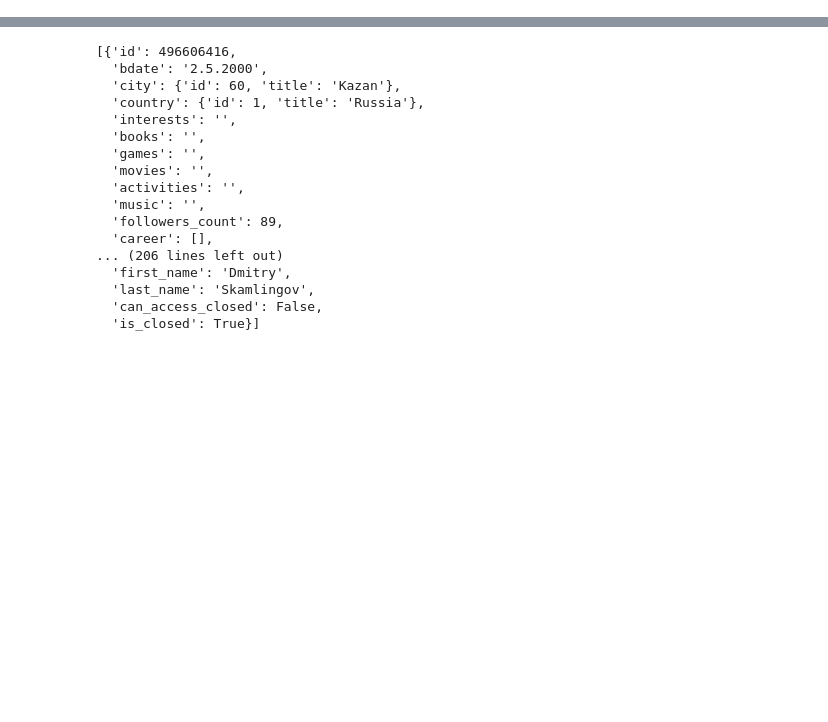
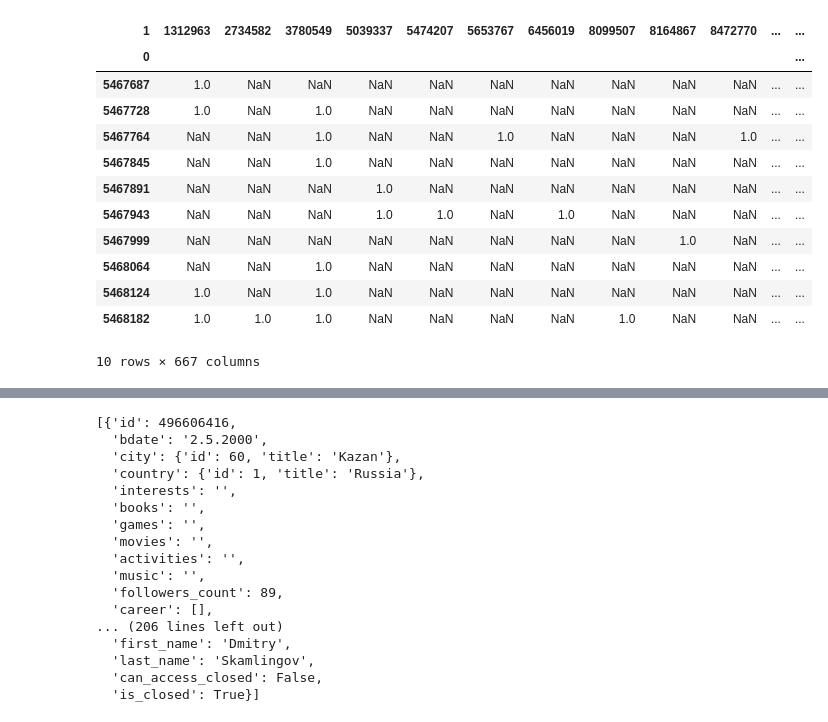
Before and after one commit to geniusserg/UserGenerator, a Jupyter notebook: research.ipynb, the cells around one changed output, grey strips where cells are left out. Saved outputs shown, nothing was run; the diff lists cells and outputs as text; code cells hidden in the pictures; blank space fills up the shorter version.

```diff
--- a/research.ipynb
+++ b/research.ipynb
@@ -16,0 +31,17 @@ recsys_matrix.loc[:, (~recsys_matrix.isna()).sum() > 3]
+# %%
+recsys_matrix = likes_to_recsys_matrix(f)
+recsys_matrix
+# %% [output]
+| 1 | 1312963 | 2734582 | 3780549 | 5039337 | 5474207 | 5653767 | 6456019 | 8099507 | 8164867 | 8472770 | ... | ... |
+| 0 |  |  |  |  |  |  |  |  |  |  |  | ... |
+| 5467687 | 1.0 | NaN | NaN | NaN | NaN | NaN | NaN | NaN | NaN | NaN | ... | ... |
+| 5467728 | 1.0 | NaN | 1.0 | NaN | NaN | NaN | NaN | NaN | NaN | NaN | ... | ... |
+| 5467764 | NaN | NaN | 1.0 | NaN | NaN | 1.0 | NaN | NaN | NaN | 1.0 | ... | ... |
+| 5467845 | NaN | NaN | 1.0 | NaN | NaN | NaN | NaN | NaN | NaN | NaN | ... | ... |
+| 5467891 | NaN | NaN | NaN | 1.0 | NaN | NaN | NaN | NaN | NaN | NaN | ... | ... |
+| 5467943 | NaN | NaN | NaN | 1.0 | 1.0 | NaN | 1.0 | NaN | NaN | NaN | ... | ... |
+| 5467999 | NaN | NaN | NaN | NaN | NaN | NaN | NaN | NaN | 1.0 | NaN | ... | ... |
+| 5468064 | NaN | NaN | 1.0 | NaN | NaN | NaN | NaN | NaN | NaN | NaN | ... | ... |
+| 5468124 | 1.0 | NaN | 1.0 | NaN | NaN | NaN | NaN | NaN | NaN | NaN | ... | ... |
+| 5468182 | 1.0 | 1.0 | 1.0 | NaN | NaN | NaN | NaN | 1.0 | NaN | NaN | ... | ... |
+10 rows × 667 columns
```
Also changed, not shown: parts of 18 cells of this notebook, 4 other files.
